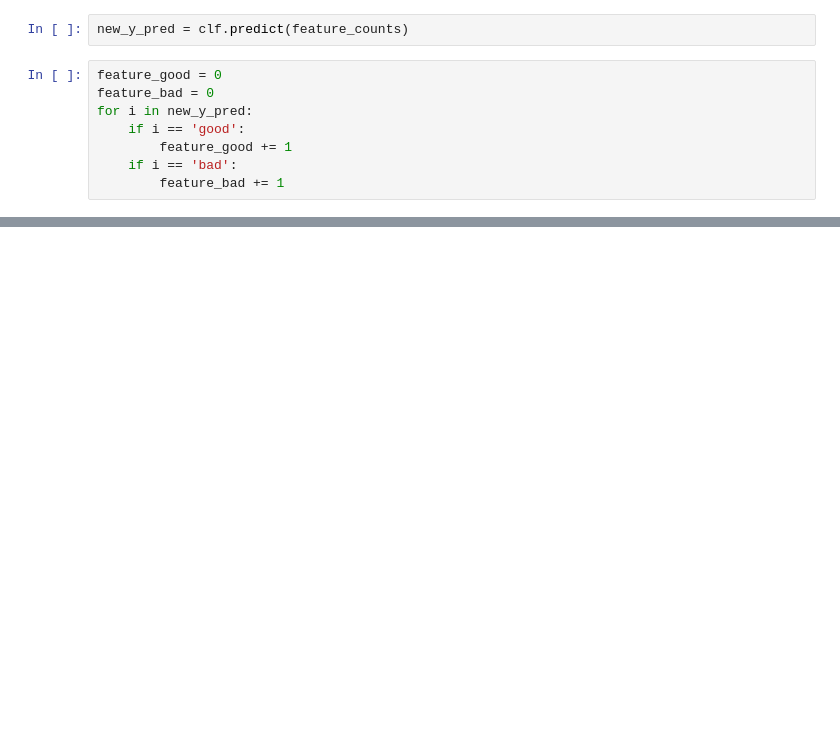
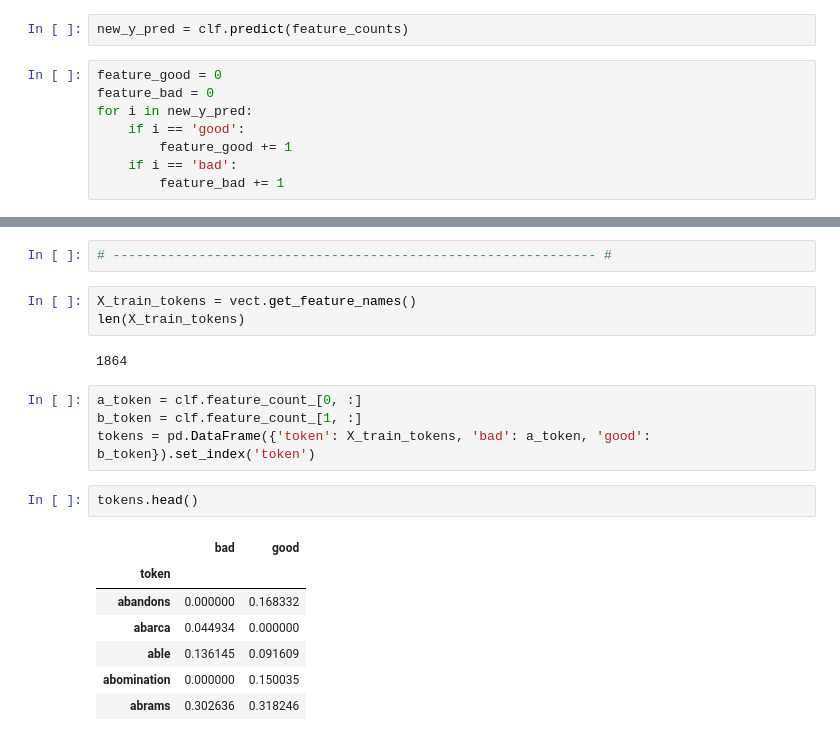
Before and after one commit to TeamAlphaPrimeReviews/reviews-to-improve, a Jupyter notebook: Proper Procedures.ipynb, the cells around one changed output, grey strips where cells are left out. Saved outputs shown, nothing was run; the diff lists cells and outputs as text; blank space fills up the shorter version.

```diff
--- a/Proper Procedures.ipynb
+++ b/Proper Procedures.ipynb
@@ -248,0 +246,21 @@ Bad: 108 Good: 582
+# %%
+# -------------------------------------------------------------- #
+# %%
+X_train_tokens = vect.get_feature_names()
+len(X_train_tokens)
+# %% [output]
+1864
+# %%
+a_token = clf.feature_count_[0, :]
+b_token = clf.feature_count_[1, :]
+tokens = pd.DataFrame({'token': X_train_tokens, 'bad': a_token, 'good': b_token}).set_index('token')
+# %%
+tokens.head()
+# %% [output]
+|  | bad | good |
+| token |  |  |
+| abandons | 0.000000 | 0.168332 |
+| abarca | 0.044934 | 0.000000 |
+| able | 0.136145 | 0.091609 |
+| abomination | 0.000000 | 0.150035 |
+| abrams | 0.302636 | 0.318246 |
```
Also changed, not shown: parts of 12 cells of this notebook.
